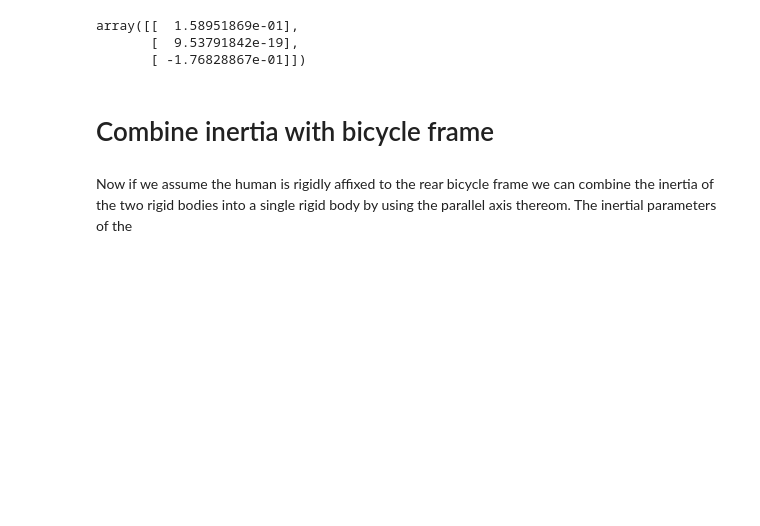
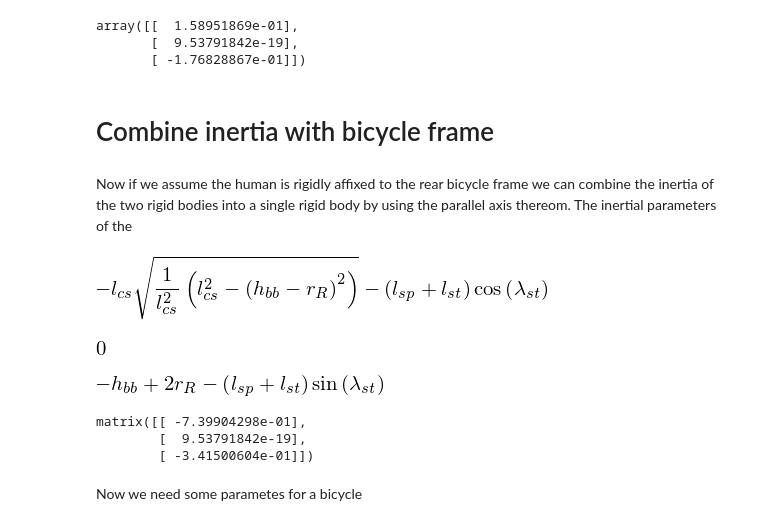
Before and after one commit to chrisdembia/python-yeadon-paper, a Jupyter notebook: src/bicycle_example.ipynb, the cells around one changed output. Saved outputs shown, nothing was run; the diff lists cells and outputs as text; code cells hidden in the pictures; blank space fills up the shorter version.

Commit message:
More updates to bicycle example, almost done.

```diff
--- a/src/bicycle_example.ipynb
+++ b/src/bicycle_example.ipynb
@@ -456,3 +458,17 @@ array([[  1.58951869e-01],
 # Combine inertia with bicycle frame
 # %% [markdown]
 Now if we assume the human is rigidly affixed to the rear bicycle frame we can combine the inertia of the two rigid bodies into a single rigid body by using the parallel axis thereom. The inertial parameters of the
+# %%
+bicycle_origin_to_yeadon_origin = origin.pos_from(rear_wheel_center).express(bicycle_rf) + rear_wheel_radius * bicycle_rf.z
+# %%
+bicycle_origin_to_yeadon_origin.simplify().dot(bicycle_rf.x)
+# %% [output]
+[figure, added]
+# %%
+bicycle_origin_to_yeadon_origin.simplify().dot(bicycle_rf.y)
+# %% [output]
+[figure, added]
+# %%
+bicycle_origin_to_yeadon_origin.simplify().dot(bicycle_rf.z)
+# %% [output]
+[figure, added]
@@ -458,0 +484,8 @@ Now if we assume the human is rigidly affixed to the rear bicycle frame we can c
+# %%
+human_mass_center_in_bicycle_rf
+# %% [output]
+matrix([[ -7.39904298e-01],
+        [  9.53791842e-19],
+        [ -3.41500604e-01]])
+# %% [markdown]
+Now we need some parametes for a bicycle
```
Also changed, not shown: parts of 22 cells of this notebook.
